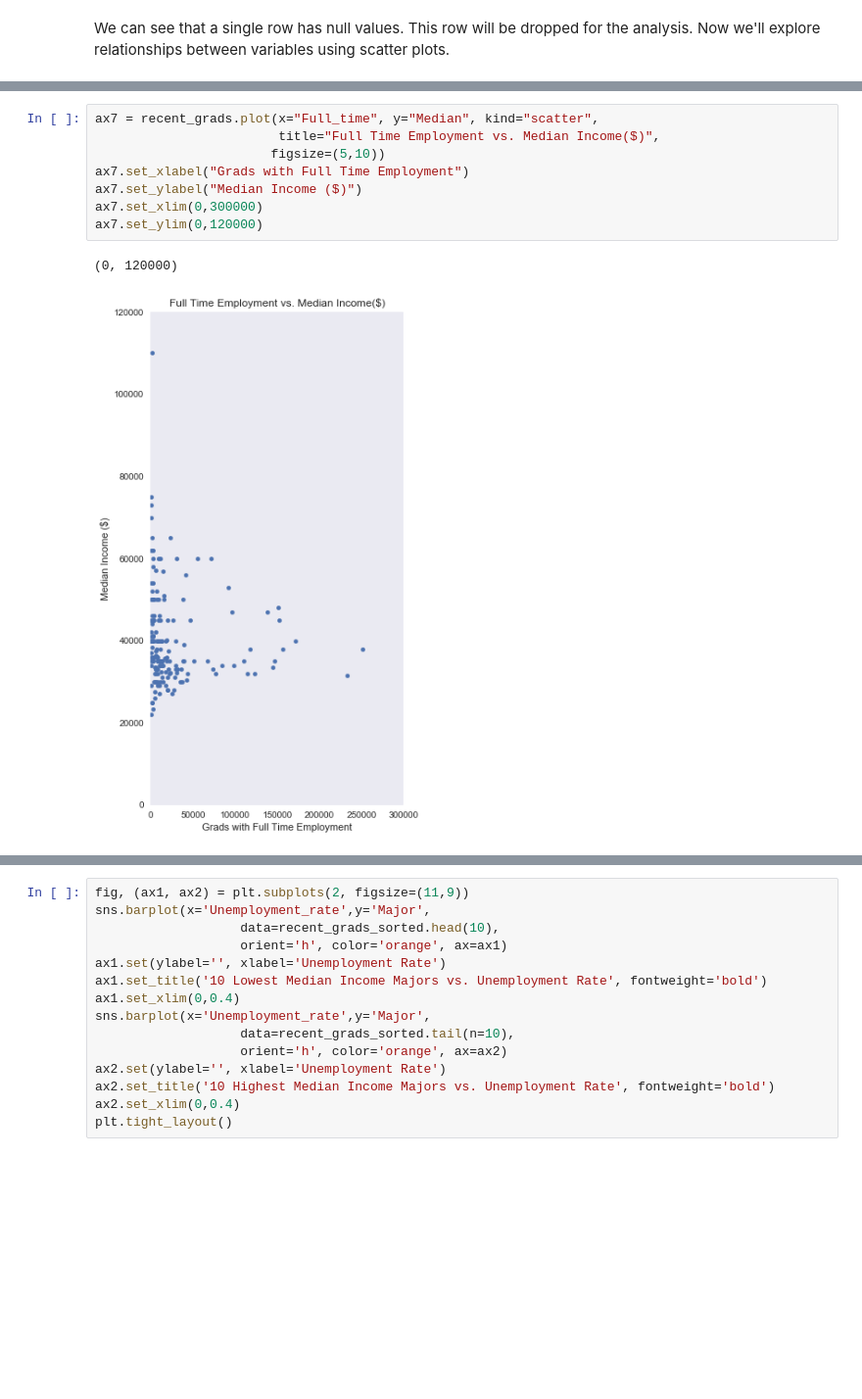
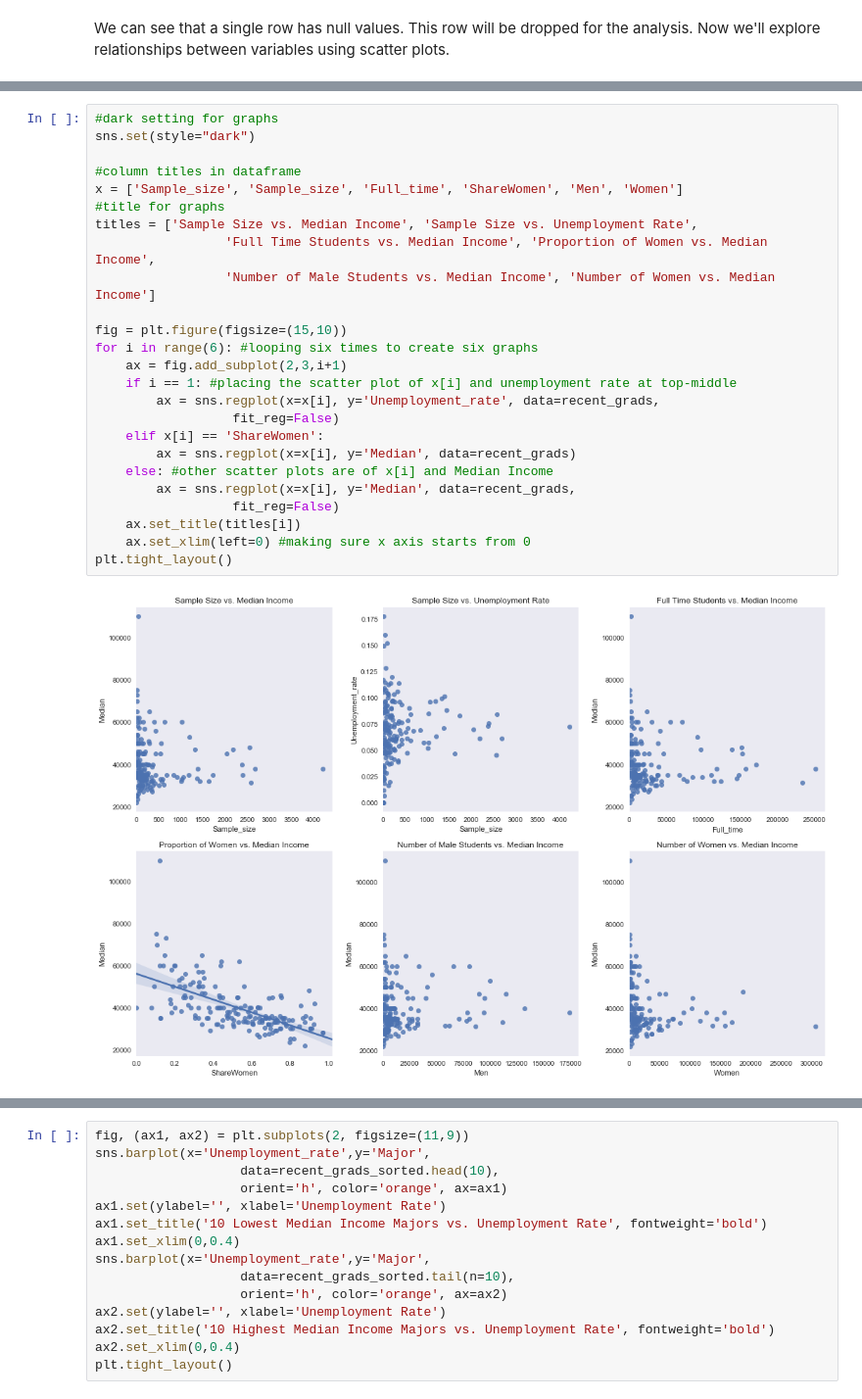
Before and after one commit to EngineBae/college_major_earnings, a Jupyter notebook: college_major_earnings.ipynb, the cells around one changed output, grey strips where cells are left out. Shown at 98% size. Cells and saved outputs as stored; diff of their text form; blank space fills up the shorter version.

```diff
--- a/college_major_earnings.ipynb
+++ b/college_major_earnings.ipynb
@@ -116,14 +67,30 @@ ax6.set_ylim(0,120000)
-# %%
-ax7 = recent_grads.plot(x="Full_time", y="Median", kind="scatter",
-                        title="Full Time Employment vs. Median Income($)",
-                       figsize=(5,10))
-ax7.set_xlabel("Grads with Full Time Employment")
-ax7.set_ylabel("Median Income ($)")
-ax7.set_xlim(0,300000)
-ax7.set_ylim(0,120000)
-# %% [output]
-(0, 120000)
-[figure, removed]
+# %%
+#dark setting for graphs
+sns.set(style="dark")
+
+#column titles in dataframe
+x = ['Sample_size', 'Sample_size', 'Full_time', 'ShareWomen', 'Men', 'Women']
+#title for graphs
+titles = ['Sample Size vs. Median Income', 'Sample Size vs. Unemployment Rate',
+                 'Full Time Students vs. Median Income', 'Proportion of Women vs. Median Income',
+                 'Number of Male Students vs. Median Income', 'Number of Women vs. Median Income']
+
+fig = plt.figure(figsize=(15,10))
+for i in range(6): #looping six times to create six graphs
+    ax = fig.add_subplot(2,3,i+1)
+    if i == 1: #placing the scatter plot of x[i] and unemployment rate at top-middle
+        ax = sns.regplot(x=x[i], y='Unemployment_rate', data=recent_grads,
+                  fit_reg=False)
+    elif x[i] == 'ShareWomen':
+        ax = sns.regplot(x=x[i], y='Median', data=recent_grads)
+    else: #other scatter plots are of x[i] and Median Income
+        ax = sns.regplot(x=x[i], y='Median', data=recent_grads,
+                  fit_reg=False)
+    ax.set_title(titles[i])
+    ax.set_xlim(left=0) #making sure x axis starts from 0
+plt.tight_layout()
+# %% [output]
+[figure, added]
 # %% [markdown]
 Some interesting patterns can bee seen in these charts.
 
```
Also changed, not shown: parts of 28 cells of this notebook.
